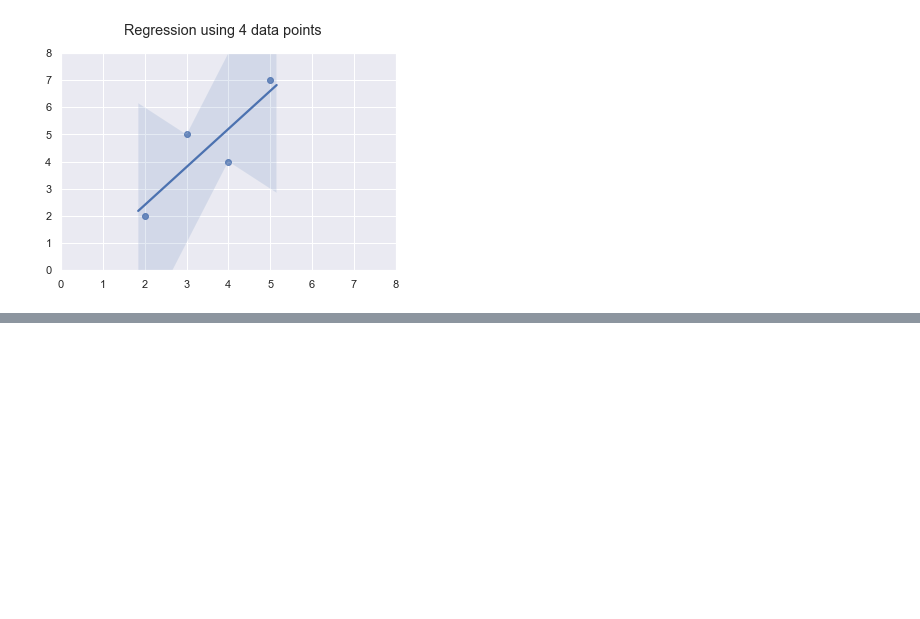
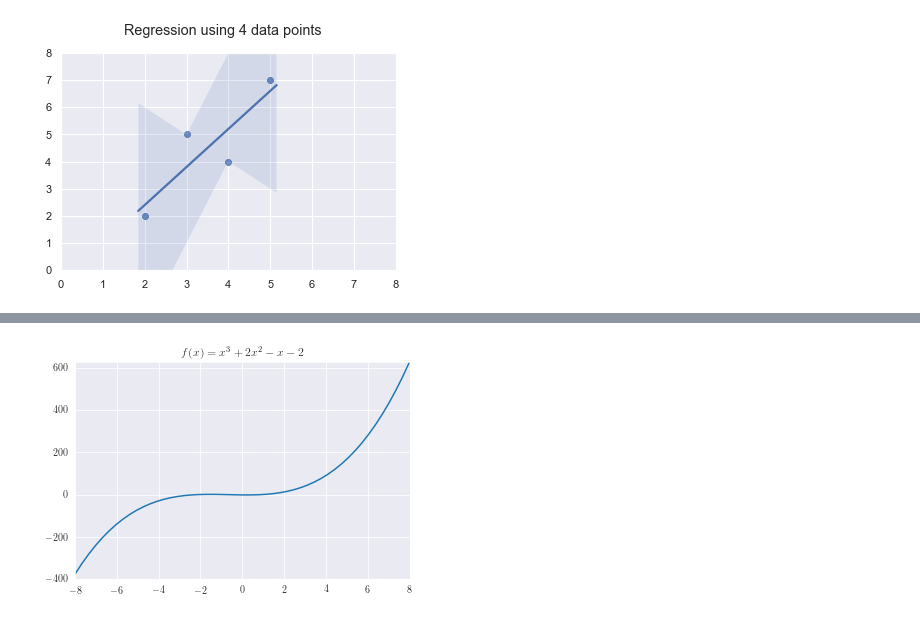
Before and after one commit to saxarona/cv1012, a Jupyter notebook: lectures/07-curvefit/curvefit.ipynb, the cells around one changed output, grey strips where cells are left out. Cells and saved outputs as stored; diff of their text form; code cells hidden in the pictures; blank space fills up the shorter version.

```diff
--- a/lectures/07-curvefit/curvefit.ipynb
+++ b/lectures/07-curvefit/curvefit.ipynb
@@ -97,0 +140,12 @@ plt.savefig("reg03.pdf")
+# %%
+g, ax = plt.subplots(1,1)
+y = f_cubic(x)
+data = np.hstack((x, y))
+
+sns.lineplot(x, y)
+ax.set_xlim(x[0], x[-1])
+ax.set_ylim(-400, y[-1])
+plt.title(r"$f(x) = x^3 + 2x^2 - x - 2$")
+plt.savefig("cubic.pdf")
+# %% [output]
+[figure, added]
```
Also changed, not shown: parts of 10 cells of this notebook, 11 other files.
